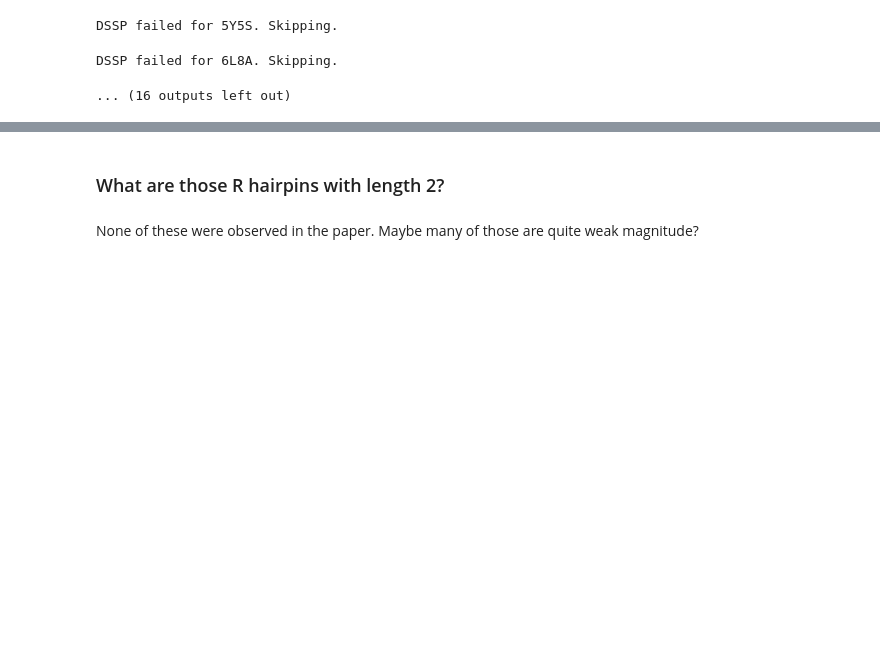
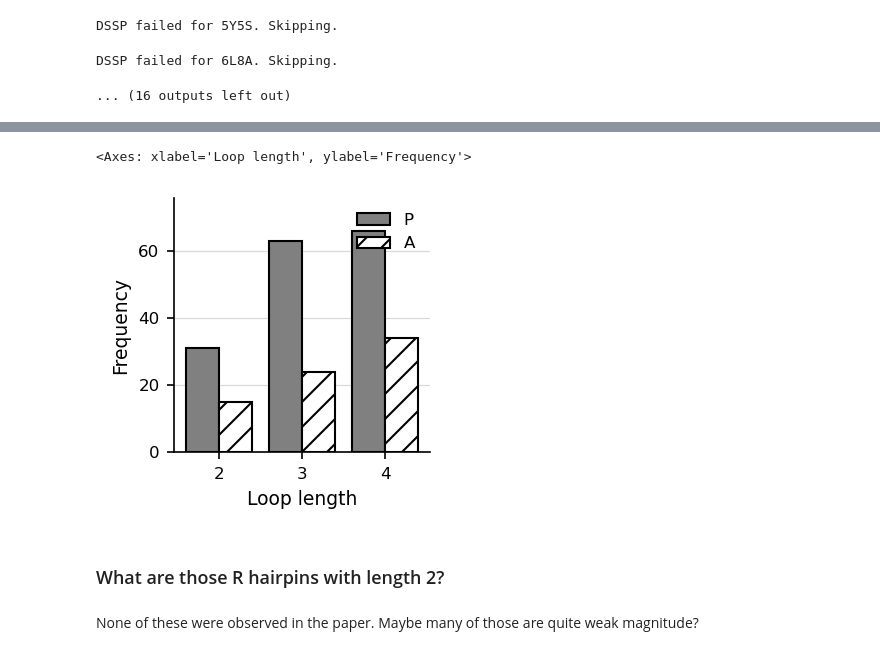
Before and after one commit to stefanhuber1993/folding-principles-dataset, a Jupyter notebook: notebooks/test_pipeline_parts.ipynb, the cells around one changed output, grey strips where cells are left out. Saved outputs shown, nothing was run; the diff lists cells and outputs as text; code cells hidden in the pictures; blank space fills up the shorter version.

```diff
--- a/notebooks/test_pipeline_parts.ipynb
+++ b/notebooks/test_pipeline_parts.ipynb
@@ -122,3 +187,8 @@ plot_loop_length_chirality(all_hairpins_local)
+# %%
+plot_loop_length_category(all_ab, loop_lengths=[2,3,4], category_col="orientation")
+# %% [output]
+<Axes: xlabel='Loop length', ylabel='Frequency'>
+[figure, added]
 # %% [markdown]
 ### What are those R hairpins with length 2?
 # %% [markdown]
```
Also changed, not shown: parts of 7 cells of this notebook, 3 other files.
